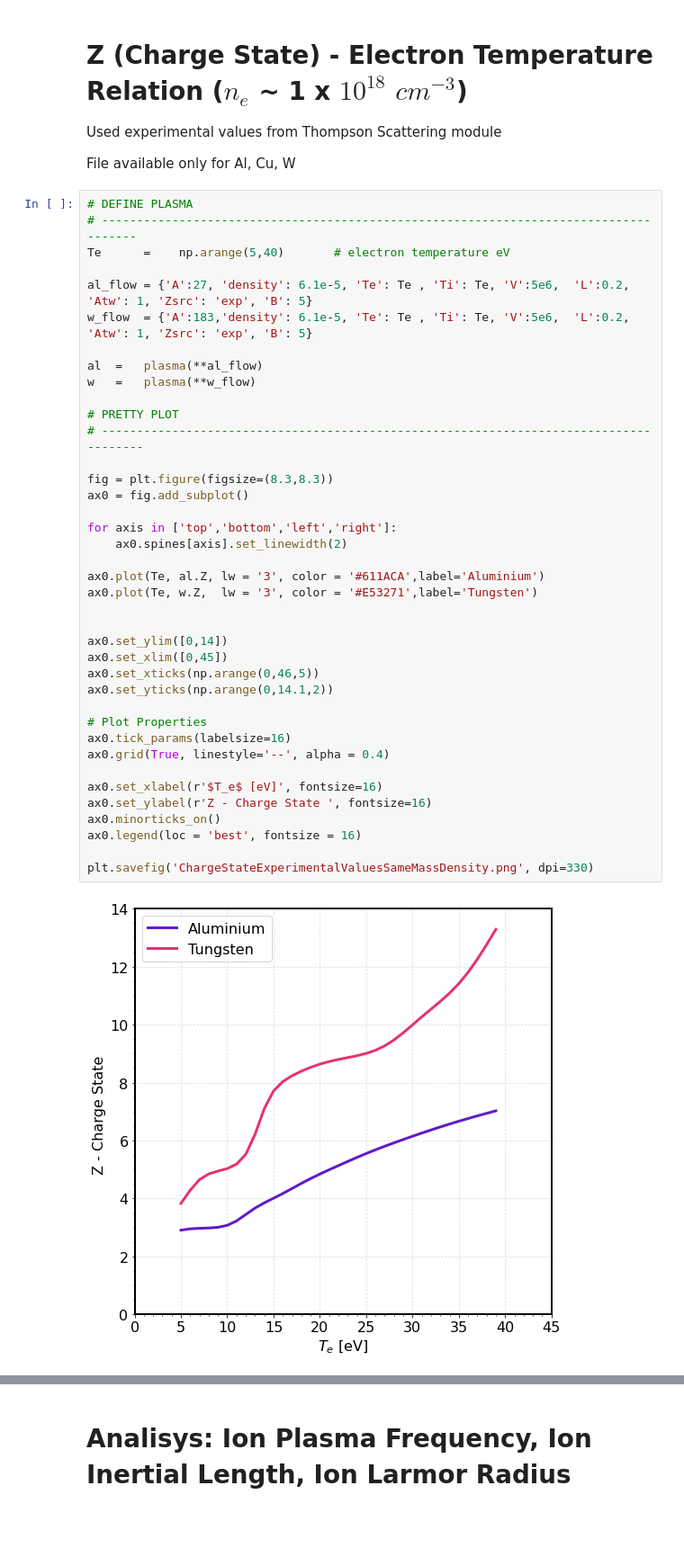
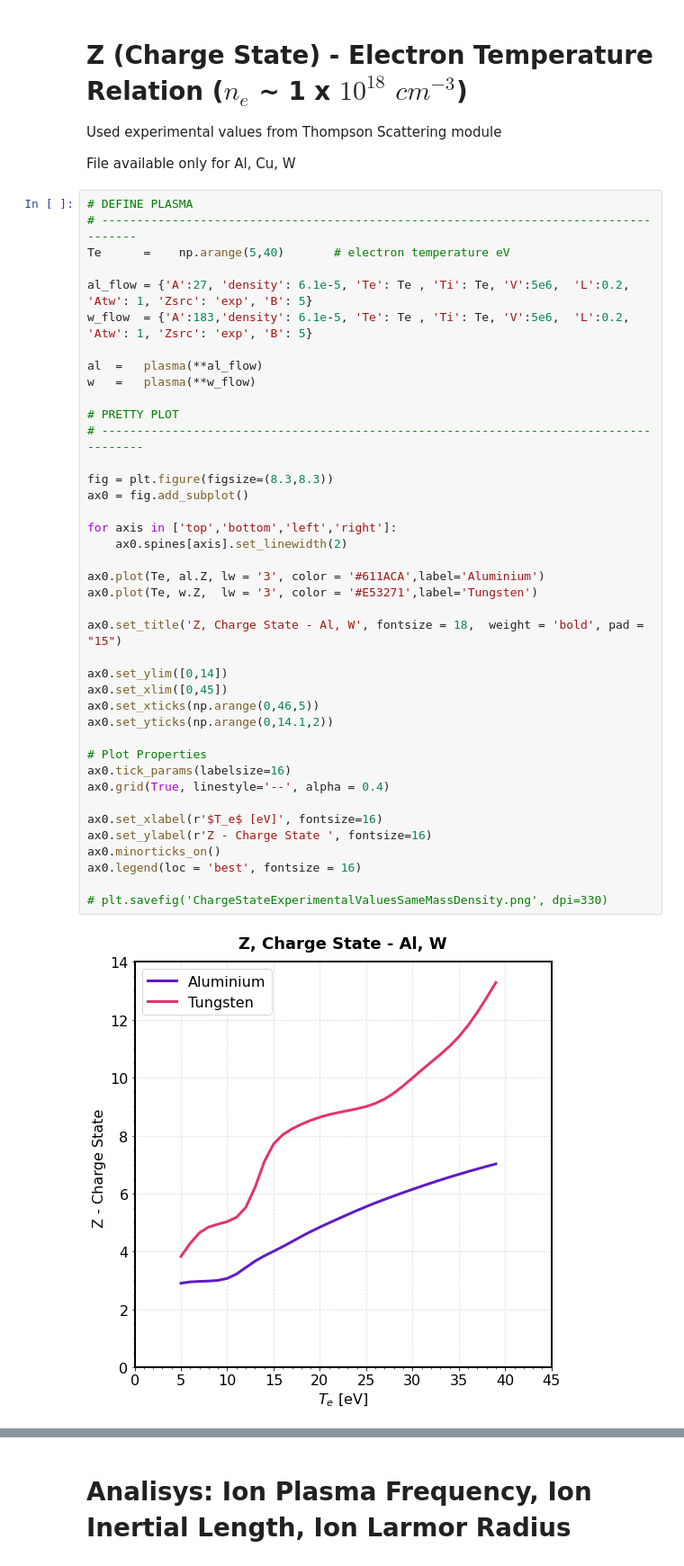
Before and after one commit to stemerlini/MagnetoRT, a Jupyter notebook: MagnetoRT_MassDensityConst.ipynb, the cells around one changed output, grey strips where cells are left out. Shown at 90% size. Drawn from its saved outputs; the diff is of its cells as text; blank space fills up the shorter version.

```diff
--- a/MagnetoRT_MassDensityConst.ipynb
+++ b/MagnetoRT_MassDensityConst.ipynb
@@ -340,32 +340,33 @@ al  =   plasma(**al_flow)
 w   =   plasma(**w_flow)
 
 # PRETTY PLOT
 # --------------------------------------------------------------------------------------
 
 fig = plt.figure(figsize=(8.3,8.3))
 ax0 = fig.add_subplot()
 
 for axis in ['top','bottom','left','right']:
     ax0.spines[axis].set_linewidth(2)
 
 ax0.plot(Te, al.Z, lw = '3', color = '#611ACA',label='Aluminium')
 ax0.plot(Te, w.Z,  lw = '3', color = '#E53271',label='Tungsten')
 
+ax0.set_title('Z, Charge State - Al, W', fontsize = 18,  weight = 'bold', pad = "15")
 
 ax0.set_ylim([0,14])
 ax0.set_xlim([0,45])
 ax0.set_xticks(np.arange(0,46,5))
 ax0.set_yticks(np.arange(0,14.1,2))
 
 # Plot Properties
 ax0.tick_params(labelsize=16)
 ax0.grid(True, linestyle='--', alpha = 0.4)
 
 ax0.set_xlabel(r'$T_e$ [eV]', fontsize=16)
 ax0.set_ylabel(r'Z - Charge State ', fontsize=16)
 ax0.minorticks_on()
 ax0.legend(loc = 'best', fontsize = 16)
 
-plt.savefig('ChargeStateExperimentalValuesSameMassDensity.png', dpi=330)
+# plt.savefig('ChargeStateExperimentalValuesSameMassDensity.png', dpi=330)
 # %% [output]
-[figure, old version]
+[figure, new version]
```
Also changed, not shown: parts of 6 cells of this notebook, 2 other files.
